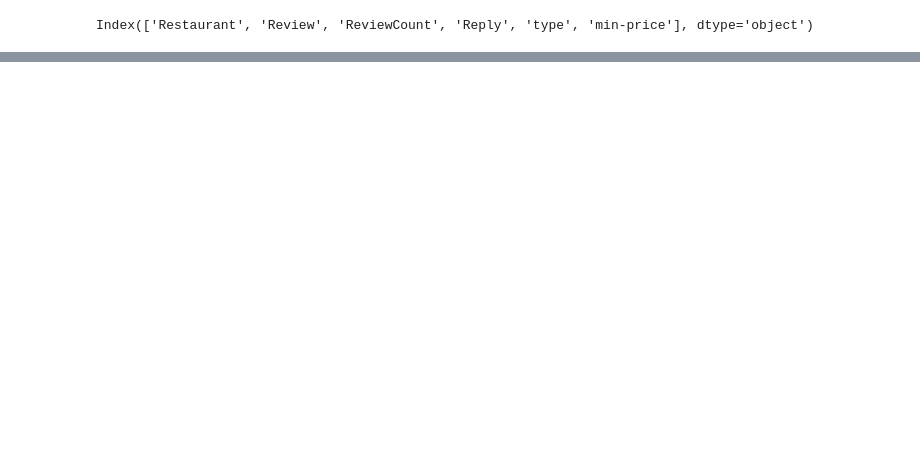
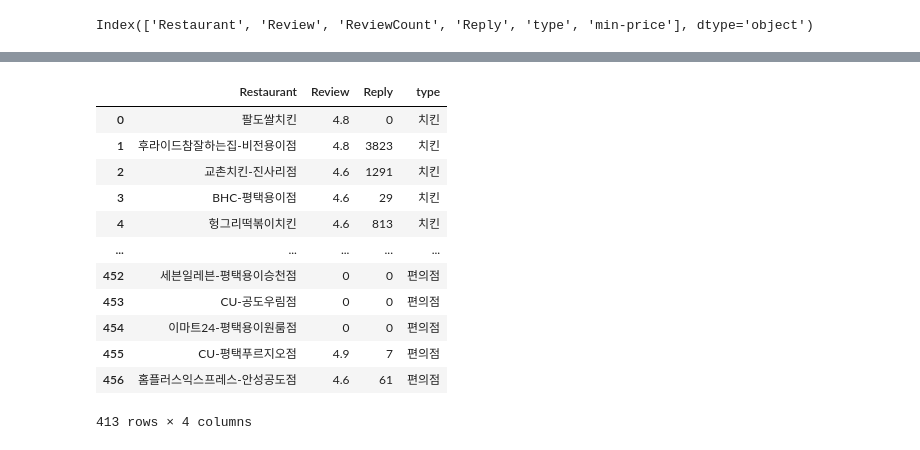
Before and after one commit to Kim-matthew-0422/datascienceproj, a Jupyter notebook: Untitled.ipynb, the cells around one changed output, grey strips where cells are left out. Saved outputs shown, nothing was run; the diff lists cells and outputs as text; code cells hidden in the pictures; blank space fills up the shorter version.

```diff
--- a/Untitled.ipynb
+++ b/Untitled.ipynb
@@ -67,0 +111,16 @@ AttributeError: 'function' object has no attribute 'value_counts'
+# %%
+df[df.lowmin == False][['Restaurant','Review','Reply','type']]
+# %% [output]
+|  | Restaurant | Review | Reply | type |
+| 0 | 팔도쌀치킨 | 4.8 | 0 | 치킨 |
+| 1 | 후라이드참잘하는집-비전용이점 | 4.8 | 3823 | 치킨 |
+| 2 | 교촌치킨-진사리점 | 4.6 | 1291 | 치킨 |
+| 3 | BHC-평택용이점 | 4.6 | 29 | 치킨 |
+| 4 | 헝그리떡볶이치킨 | 4.6 | 813 | 치킨 |
+| ... | ... | ... | ... | ... |
+| 452 | 세븐일레븐-평택용이승천점 | 0 | 0 | 편의점 |
+| 453 | CU-공도우림점 | 0 | 0 | 편의점 |
+| 454 | 이마트24-평택용이원룸점 | 0 | 0 | 편의점 |
+| 455 | CU-평택푸르지오점 | 4.9 | 7 | 편의점 |
+| 456 | 홈플러스익스프레스-안성공도점 | 4.6 | 61 | 편의점 |
+413 rows × 4 columns
```
Also changed, not shown: parts of 14 cells of this notebook, 19 other files.
